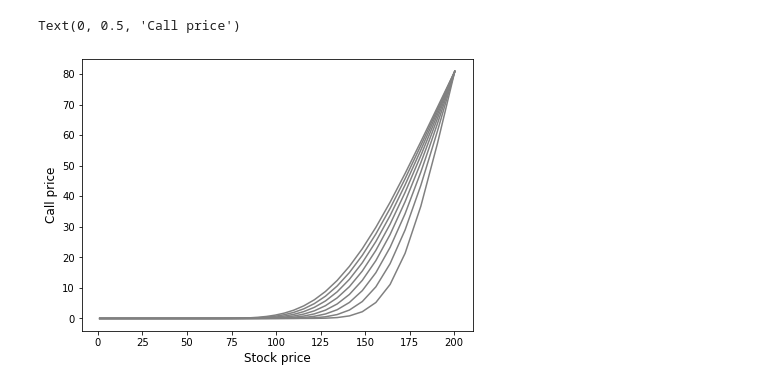
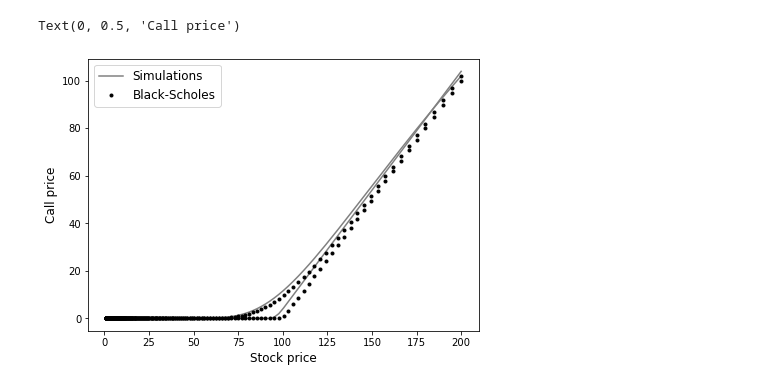
Before and after one commit to WillemJan9519/SPFDM3, a Jupyter notebook: SPFDM 3.ipynb, the cells around one changed output. Saved outputs shown, nothing was run; the diff lists cells and outputs as text; code cells hidden in the pictures.

```diff
--- a/SPFDM 3.ipynb
+++ b/SPFDM 3.ipynb
@@ -5,12 +7,12 @@ import matplotlib.pyplot as plt
 %matplotlib inline
 # %%
+x_max = np.log(200) # ????
+t_max = 1 # total time in yr
 dt = 0.005 # grid size for time
-dx = 0.05 # grid size for x
+dx = dt*x_max/t_max # grid size for x
 sigma = 0.3
 r = 0.04
 K = 100
-x_max = np.log(200) # ????
-t_max = x_max # total time in s
 
 # function to calculate call profiles based on a
 # finite difference approximation to the 1D
@@ -23,60 +25,53 @@ def call_FTCS(dt,dx,t_max,x_max,r,sigma):
     b_1 = ((sigma**2)/2)*(dt/(dx**2)) - (r-(sigma**2)/2)*(dt/(2*dx))
     x = np.arange(0,x_max+dx,dx)
     t = np.arange(0,t_max+dt,dt)
+    S = np.exp(x)
+
     T = len(t)
     X = len(x)
     V = np.zeros([T,X])
+    # boundary conditions
     V[:,0] = 0
-    V[:,X-1] = K*np.exp(-r*t_max)
-    V[T-1,:] = K*np.exp(-r*t_max)
+    V[:,X-1] = np.exp(x_max) - K*np.exp(-r*(t_max-t))
+    V[0,:] = np.max(np.vstack((np.zeros(len(x)),np.exp(x)-K*np.exp(-r*t_max))),axis=0)
     for n in range(0,T-1): # time
         for j in range(1,X-1): # space
             V[n+1,j] = b1*V[n,j+1] + b0*V[n,j] + b_1*V[n,j-1]
-    S = np.exp(x)
+
     return S,V
 # note that this can be written without the for-loop
 # in space, but it is easier to read it this way
 
-def black_scholes(self,S, K, T, r, sigma, call_put='call'):
+def black_scholes(S, K, T, r, sigma, call_put='call'):
     """Return black scholes price of an option"""
     #S: spot price
     #K: strike price
     #T: time to maturity
     #r: interest rate
     #sigma: volatility of underlying asset
     d1 = (np.log(S / K) + (r + 0.5 * sigma ** 2) * T) / (sigma * np.sqrt(T))
     d2 = (np.log(S / K) + (r - 0.5 * sigma ** 2) * T) / (sigma * np.sqrt(T))
 
     if call_put == 'call':
         optionprice = (S * norm.cdf(d1, 0.0, 1.0) - K * np.exp(-r * T) * norm.cdf(d2, 0.0, 1.0))
-        elif call_put == 'put':
-            optionprice = (K * np.exp(-r * T) * norm.cdf(-d2, 0.0, 1.0) - S * norm.cdf(-d1, 0.0, 1.0))
-        return optionprice
-
-def diffusion_analytic(t,h,V0,dy,viscosity):
-    y = np.arange(0,h+dy,dy)
-    eta1 = h/(2*(t*viscosity)**0.5)
-    eta = y/(2*(t*viscosity)**0.5)
-    sum1 = 0
-    sum2 = 0
-    for n in range(0,1000):
-        sum1 = sum1 + erfc(2*n*eta1+eta)
-        sum2 = sum2 + erfc(2*(n+1)*eta1-eta)
-    V_analytic = V0*(sum1-sum2)
-    return V_analytic
+    elif call_put == 'put':
+        optionprice = (K * np.exp(-r * T) * norm.cdf(-d2, 0.0, 1.0) - S * norm.cdf(-d1, 0.0, 1.0))
+    return optionprice
 
 S,V = call_FTCS(dt,dx,t_max,x_max,r,sigma)
 # plotting:
 plt.figure(figsize=(7,5))
-plot_times = np.arange(0.2,1.0,0.1)
+plot_times = np.arange(dt,t_max,100*dt)
 for t in plot_times:
-    plt.plot(S,V[int(t/dt),:],color='Gray')
-    V_analytic = diffusion_analytic(t,0.04,40,dy,viscosity)
-    plt.plot(y,V_analytic,'ok',label='analytic',
-        markersize=3)
+    plt.plot(S,V[int(t/dt),:],color='Gray', label='Simulations')
+    V_bs = black_scholes(S, K, t, r, sigma)
+    plt.plot(S,V_bs,'ok',label='Black-Scholes',
+            markersize=3)
+    if t==dt:
+        plt.legend(fontsize=12)
 plt.xlabel('Stock price',fontsize=12)
 plt.ylabel('Call price',fontsize=12)
 # %% [output]
 Text(0, 0.5, 'Call price')
-[figure, old version]
+[figure, new version]
 # %%
```
Also changed, not shown: parts of 2 cells of this notebook.
